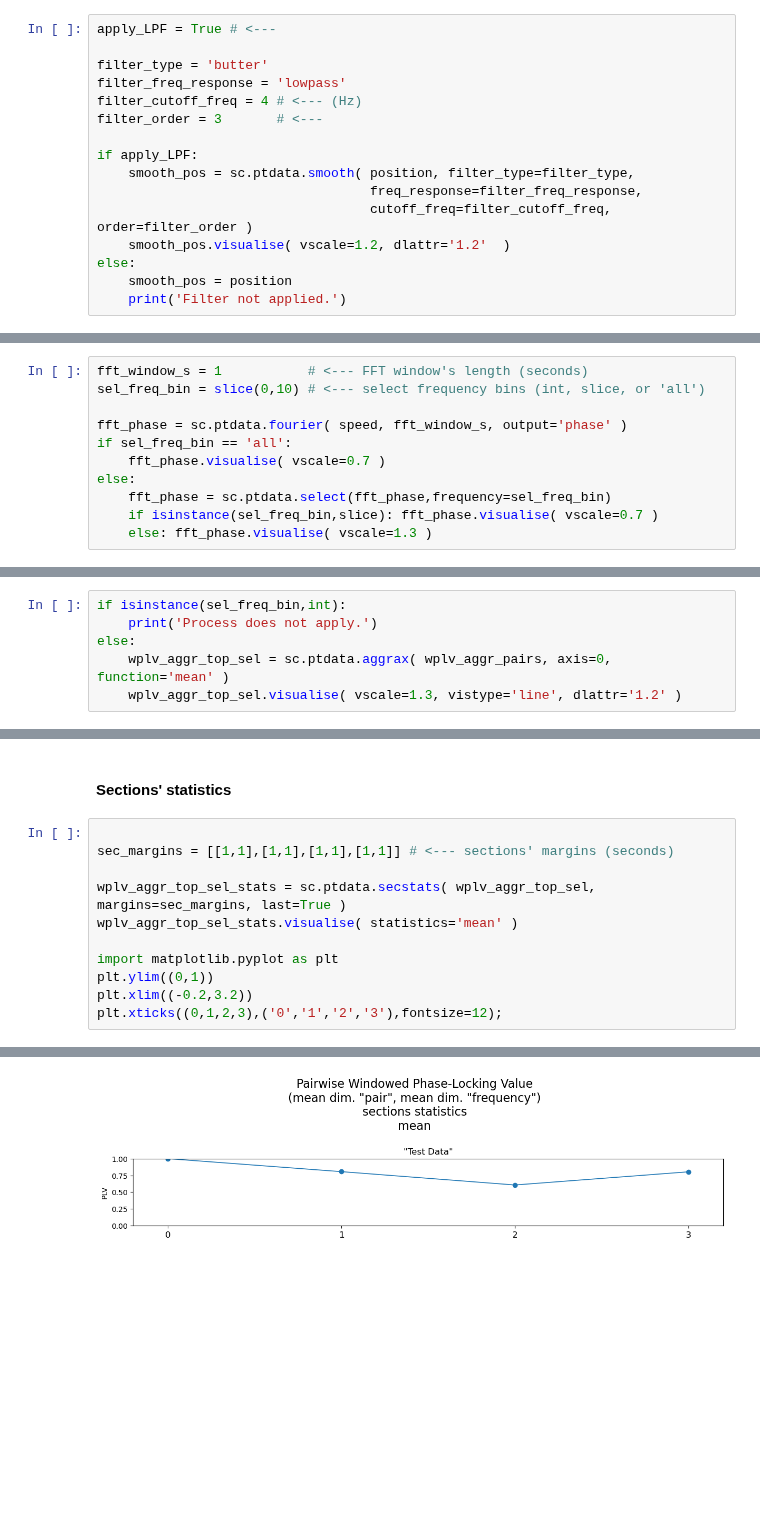
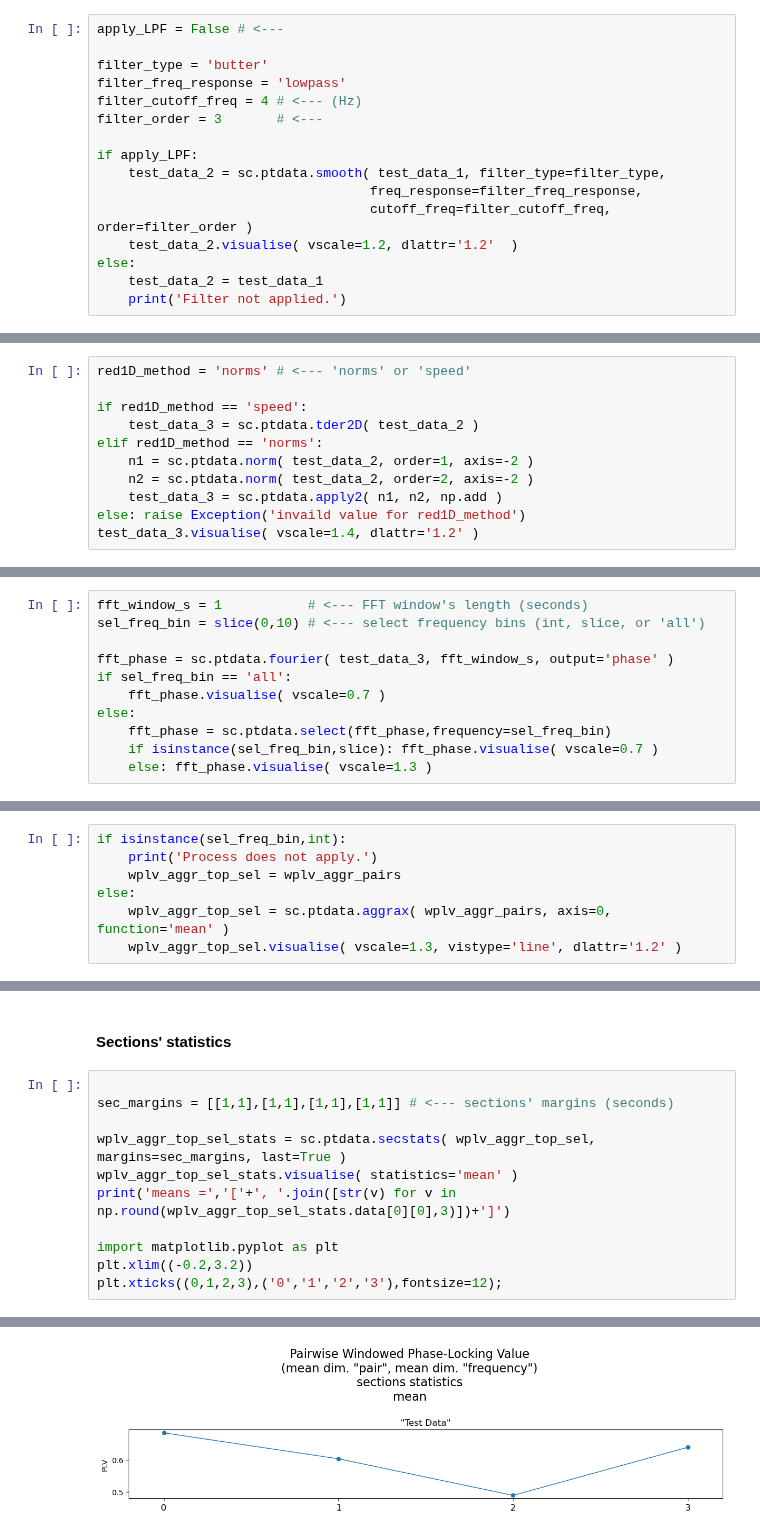
Before and after one commit to juigmend/SynCoord, a Jupyter notebook: docs/PLV.ipynb, the cells around one changed output, grey strips where cells are left out. Drawn from its saved outputs; the diff is of its cells as text; blank space fills up the shorter version.

```diff
--- a/docs/PLV.ipynb
+++ b/docs/PLV.ipynb
@@ -50,7 +51,7 @@ index; key; Name; duration (s):
 ***
 ### Low-Pass Filter
 # %%
-apply_LPF = True # <---
+apply_LPF = False # <---
 
 filter_type = 'butter'
 filter_freq_response = 'lowpass'
@@ -58,11 +59,11 @@ filter_cutoff_freq = 4 # <--- (Hz)
 filter_order = 3       # <---
 
 if apply_LPF:
-    smooth_pos = sc.ptdata.smooth( position, filter_type=filter_type,
+    test_data_2 = sc.ptdata.smooth( test_data_1, filter_type=filter_type,
                                    freq_response=filter_freq_response,
                                    cutoff_freq=filter_cutoff_freq, order=filter_order )
-    smooth_pos.visualise( vscale=1.2, dlattr='1.2'  )
+    test_data_2.visualise( vscale=1.2, dlattr='1.2'  )
 else:
-    smooth_pos = position
+    test_data_2 = test_data_1
     print('Filter not applied.')
 # %% [output]
@@ -77,0 +78,11 @@ speed.visualise( vscale=1.4, dlattr='1.2' )
+# %%
+red1D_method = 'norms' # <--- 'norms' or 'speed'
+
+if red1D_method == 'speed':
+    test_data_3 = sc.ptdata.tder2D( test_data_2 )
+elif red1D_method == 'norms':
+    n1 = sc.ptdata.norm( test_data_2, order=1, axis=-2 )
+    n2 = sc.ptdata.norm( test_data_2, order=2, axis=-2 )
+    test_data_3 = sc.ptdata.apply2( n1, n2, np.add )
+else: raise Exception('invaild value for red1D_method')
+test_data_3.visualise( vscale=1.4, dlattr='1.2' )
@@ -82,7 +97,7 @@ speed.visualise( vscale=1.4, dlattr='1.2' )
 fft_window_s = 1           # <--- FFT window's length (seconds)
 sel_freq_bin = slice(0,10) # <--- select frequency bins (int, slice, or 'all')
 
-fft_phase = sc.ptdata.fourier( speed, fft_window_s, output='phase' )
+fft_phase = sc.ptdata.fourier( test_data_3, fft_window_s, output='phase' )
 if sel_freq_bin == 'all':
     fft_phase.visualise( vscale=0.7 )
 else:
@@ -115,6 +130,7 @@ wplv_aggr_pairs.visualise( vscale=1.4, dlattr='1.2' )
 # %%
 if isinstance(sel_freq_bin,int):
     print('Process does not apply.')
+    wplv_aggr_top_sel = wplv_aggr_pairs
 else:
     wplv_aggr_top_sel = sc.ptdata.aggrax( wplv_aggr_pairs, axis=0, function='mean' )
     wplv_aggr_top_sel.visualise( vscale=1.3, vistype='line', dlattr='1.2' )
@@ -129,9 +145,9 @@ sec_margins = [[1,1],[1,1],[1,1],[1,1]] # <--- sections' margins (seconds)
 
 wplv_aggr_top_sel_stats = sc.ptdata.secstats( wplv_aggr_top_sel, margins=sec_margins, last=True )
 wplv_aggr_top_sel_stats.visualise( statistics='mean' )
+print('means =','['+', '.join([str(v) for v in np.round(wplv_aggr_top_sel_stats.data[0][0],3)])+']')
 
 import matplotlib.pyplot as plt
-plt.ylim((0,1))
 plt.xlim((-0.2,3.2))
 plt.xticks((0,1,2,3),('0','1','2','3'),fontsize=12);
 # %% [output]
@@ -138 +155 @@ plt.xticks((0,1,2,3),('0','1','2','3'),fontsize=12);
-[figure, old version]
+[figure, new version]
```
Also changed, not shown: parts of 16 cells of this notebook, 3 other files.
